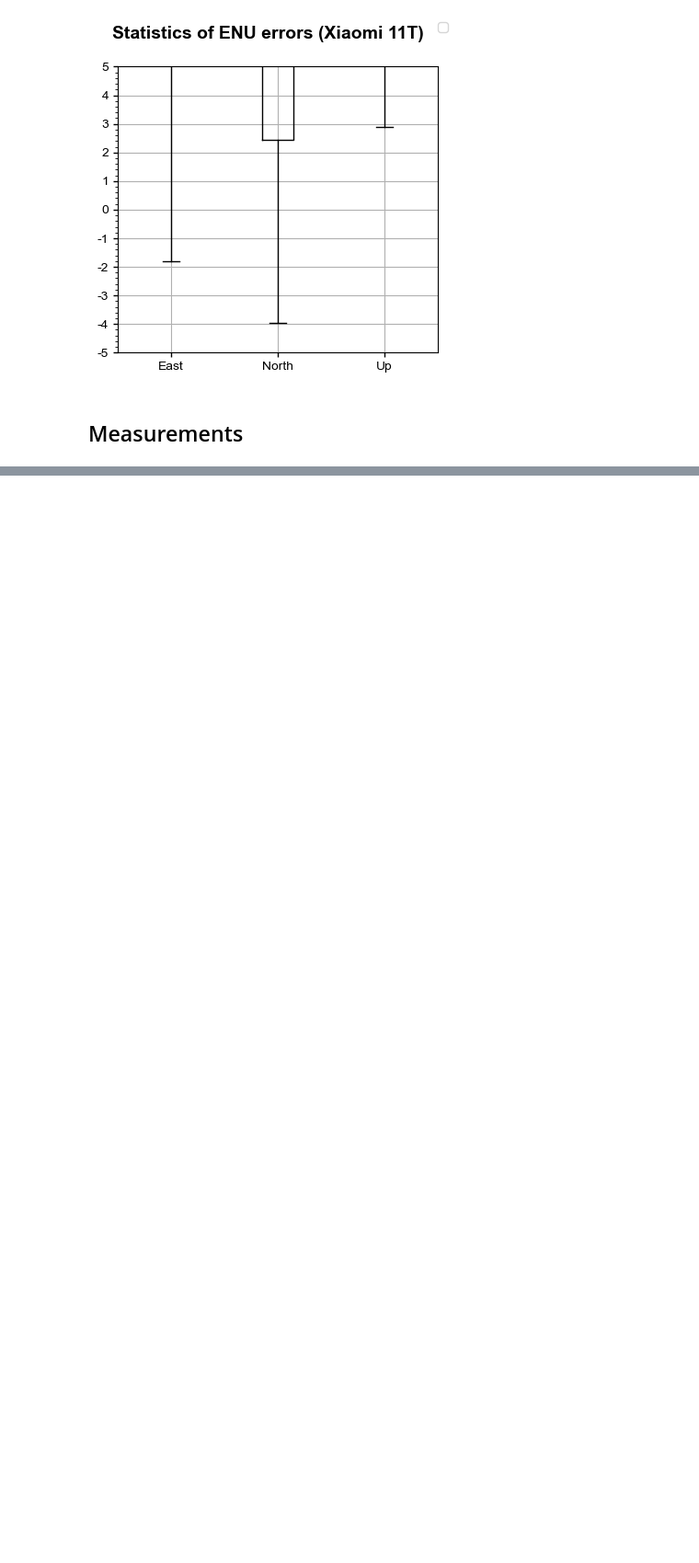
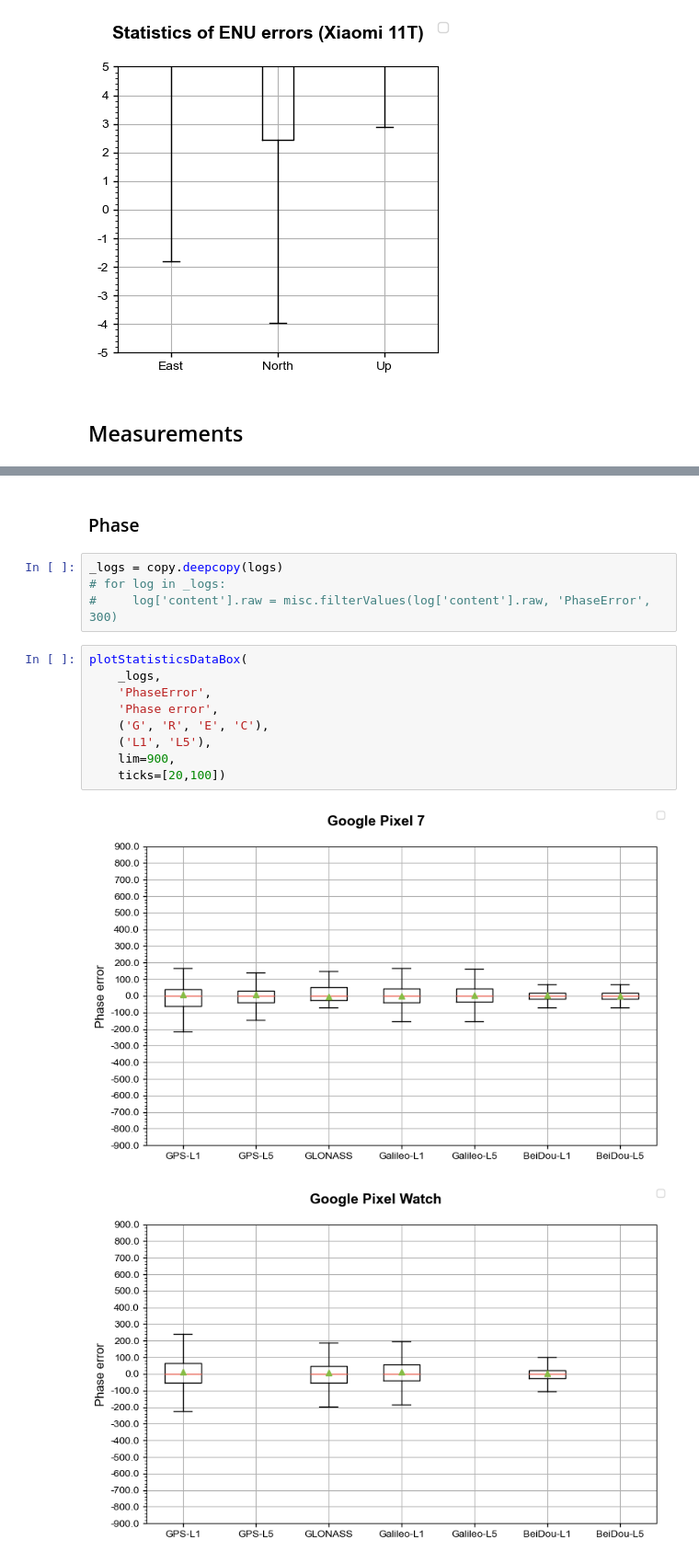
Before and after one commit to agrenier-gnss/MimirAnalyzer, a Jupyter notebook: jupyter/2_campus.ipynb, the cells around one changed output, grey strips where cells are left out. Shown at 92% size. Drawn from its saved outputs; the diff is of its cells as text; blank space fills up the shorter version.

```diff
--- a/jupyter/2_campus.ipynb
+++ b/jupyter/2_campus.ipynb
@@ -101,0 +145,18 @@ plotStatisticsDataBox(logs,
+# %% [markdown]
+### Phase
+# %%
+_logs = copy.deepcopy(logs)
+# for log in _logs:
+#     log['content'].raw = misc.filterValues(log['content'].raw, 'PhaseError', 300)
+# %%
+plotStatisticsDataBox(
+    _logs,
+    'PhaseError',
+    'Phase error',
+    ('G', 'R', 'E', 'C'),
+    ('L1', 'L5'),
+    lim=900,
+    ticks=[20,100])
+# %% [output]
+[figure, added]
+[figure, added]
```
Also changed, not shown: parts of 19 cells of this notebook, 4 other files.
